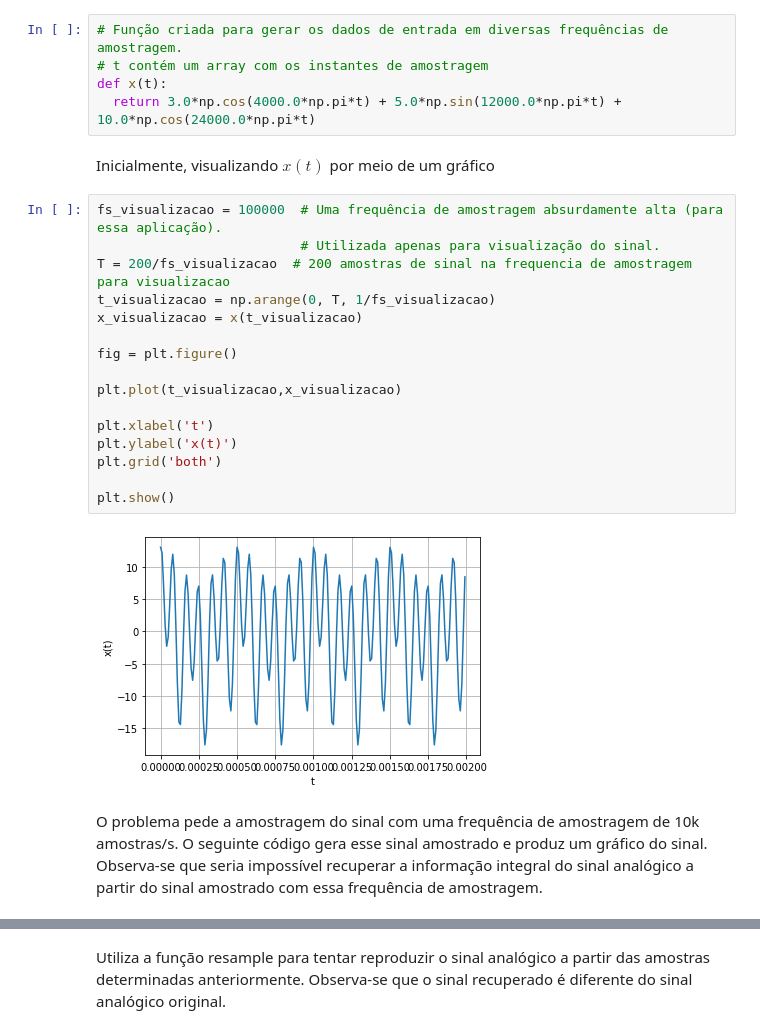
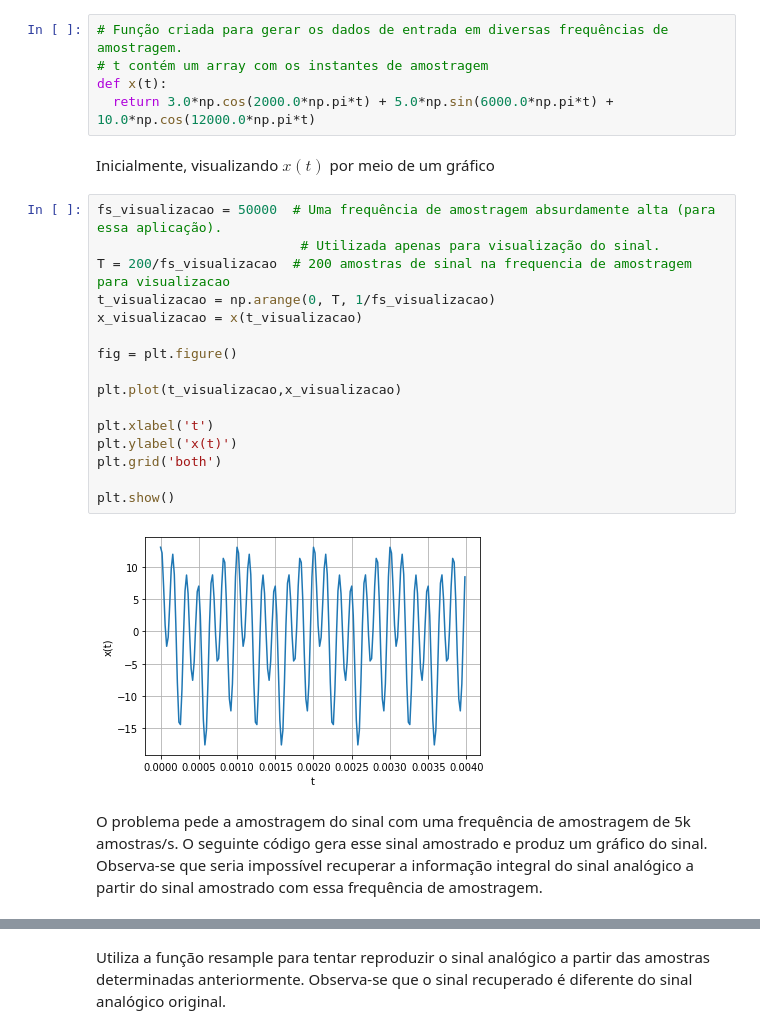
Before and after one commit to bootstrap666/processamentodigitaldesinais2021Amostragem, a Jupyter notebook: Amostragem.ipynb, the cells around one changed output, grey strips where cells are left out. Cells and saved outputs as stored; diff of their text form.

```diff
--- a/Amostragem.ipynb
+++ b/Amostragem.ipynb
@@ -17,27 +17,27 @@ import matplotlib.pyplot as plt
 # Função criada para gerar os dados de entrada em diversas frequências de amostragem.
 # t contém um array com os instantes de amostragem
 def x(t):
-  return 3.0*np.cos(4000.0*np.pi*t) + 5.0*np.sin(12000.0*np.pi*t) + 10.0*np.cos(24000.0*np.pi*t)
+  return 3.0*np.cos(2000.0*np.pi*t) + 5.0*np.sin(6000.0*np.pi*t) + 10.0*np.cos(12000.0*np.pi*t)
 # %% [markdown]
 Inicialmente, visualizando $x(t)$ por meio de um gráfico
 # %%
-fs_visualizacao = 100000  # Uma frequência de amostragem absurdamente alta (para essa aplicação).
+fs_visualizacao = 50000  # Uma frequência de amostragem absurdamente alta (para essa aplicação).
                           # Utilizada apenas para visualização do sinal.
 T = 200/fs_visualizacao  # 200 amostras de sinal na frequencia de amostragem para visualizacao
 t_visualizacao = np.arange(0, T, 1/fs_visualizacao)
 x_visualizacao = x(t_visualizacao)
 
 fig = plt.figure()
 
 plt.plot(t_visualizacao,x_visualizacao)
 
 plt.xlabel('t')
 plt.ylabel('x(t)')
 plt.grid('both')
 
 plt.show()
 # %% [output]
-[figure, old version]
+[figure, new version]
 # %% [markdown]
-O problema pede a amostragem do sinal com uma frequência de amostragem de 10k amostras/s. O seguinte código gera esse sinal amostrado e produz um gráfico do sinal. Observa-se que seria impossível recuperar a informação integral do sinal analógico a partir do sinal amostrado com essa frequência de amostragem.
+O problema pede a amostragem do sinal com uma frequência de amostragem de 5k amostras/s. O seguinte código gera esse sinal amostrado e produz um gráfico do sinal. Observa-se que seria impossível recuperar a informação integral do sinal analógico a partir do sinal amostrado com essa frequência de amostragem.
 # %%
```
Also changed, not shown: parts of 4 cells of this notebook.
